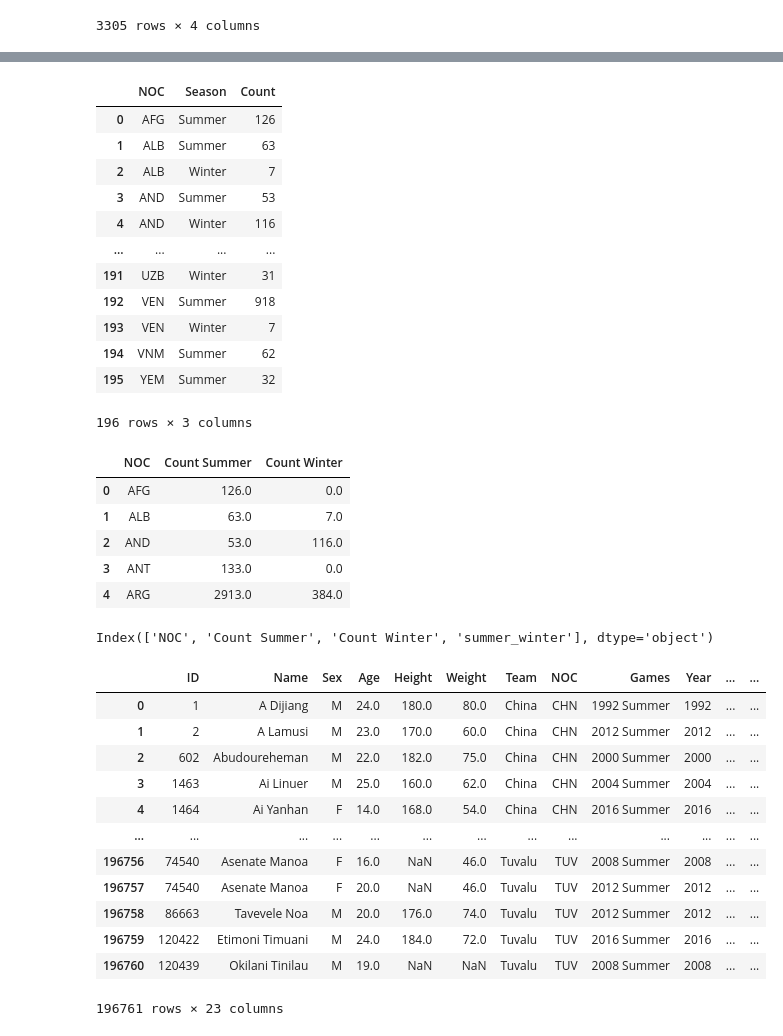
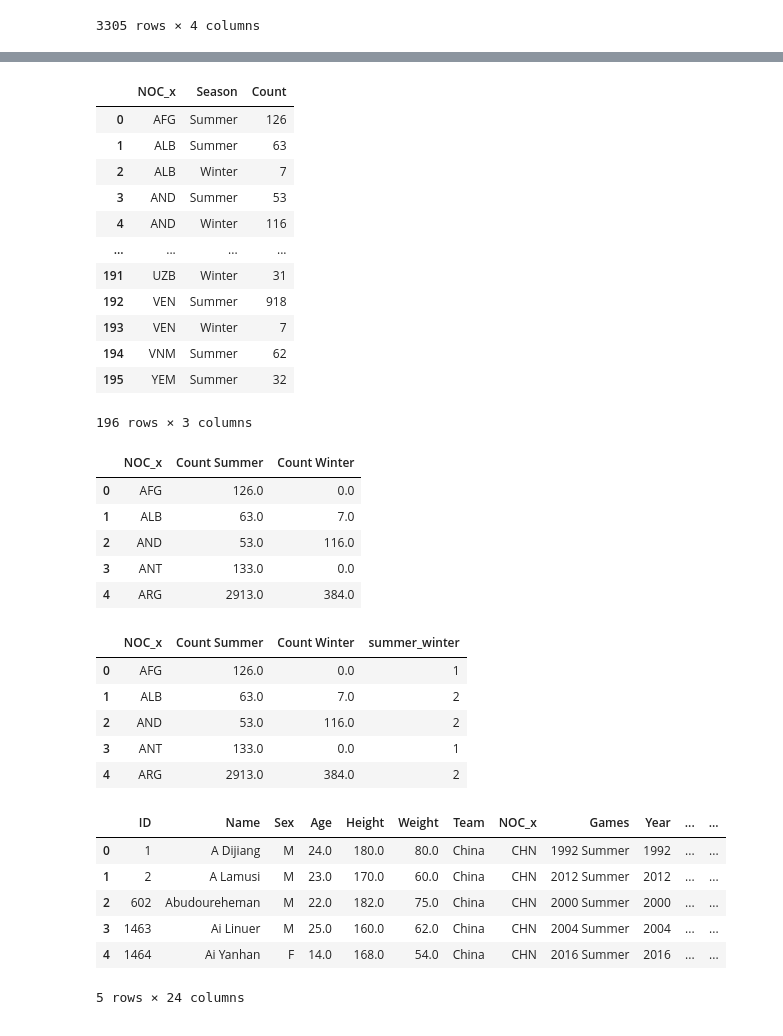
Before and after one commit to eugkik/Project1, a Jupyter notebook: BaseData.ipynb, the cells around one changed output, grey strips where cells are left out. Saved outputs shown, nothing was run; the diff lists cells and outputs as text; code cells hidden in the pictures.

```diff
--- a/BaseData.ipynb
+++ b/BaseData.ipynb
@@ -114,8 +115,8 @@ df_events_c
 # %%
-df_country_summ = df_events_b.groupby(["NOC","Season"]).size().reset_index(name="Count")
+df_country_summ = df_events_b.groupby(["NOC_x","Season"]).size().reset_index(name="Count")
 df_country_summ
 # %% [output]
-|  | NOC | Season | Count |
+|  | NOC_x | Season | Count |
 | 0 | AFG | Summer | 126 |
 | 1 | ALB | Summer | 63 |
 | 2 | ALB | Winter | 7 |
@@ -130,14 +131,14 @@ df_country_summ
 196 rows × 3 columns
 # %%
 ## Copy to main
-df_country_sum2 = df_country_summ.pivot(index=['NOC', 'Year'], columns='Season', values=['Count'])
+df_country_sum2 = df_country_summ.pivot(index=['NOC_x'], columns='Season', values=['Count'])
 df_country_sum2.replace(np.nan,0,inplace=True)
 df_country_sum2.reset_index(inplace=True)
 df_country_sum2.columns = [' '.join(col).strip() for col in df_country_sum2.columns.values]
 
 df_country_sum2.head()
 # %% [output]
-|  | NOC | Count Summer | Count Winter |
+|  | NOC_x | Count Summer | Count Winter |
 | 0 | AFG | 126.0 | 0.0 |
 | 1 | ALB | 63.0 | 7.0 |
 | 2 | AND | 53.0 | 116.0 |
@@ -156,28 +157,27 @@ df_country_sum2['summer_winter'] = np.select(conditions, choices, default=0)
 
 df_country_sum2.head()
 # %% [output]
-Index(['NOC', 'Count Summer', 'Count Winter', 'summer_winter'], dtype='object')
+|  | NOC_x | Count Summer | Count Winter | summer_winter |
+| 0 | AFG | 126.0 | 0.0 | 1 |
+| 1 | ALB | 63.0 | 7.0 | 2 |
+| 2 | AND | 53.0 | 116.0 | 2 |
+| 3 | ANT | 133.0 | 0.0 | 1 |
+| 4 | ARG | 2913.0 | 384.0 | 2 |
 # %%
 ## Add correction to main
 
-df_events_d = pd.merge(df_events_b, df_country_sum2, on=["NOC","Year"])
+df_events_d = pd.merge(df_events_b, df_country_sum2, on=["NOC_x"])
 df_events_d = df_events_d.loc[df_events_d['Year'] >= 1924]
 
 df_events_d.head()
 # %% [output]
-|  | ID | Name | Sex | Age | Height | Weight | Team | NOC | Games | Year | ... | ... |
+|  | ID | Name | Sex | Age | Height | Weight | Team | NOC_x | Games | Year | ... | ... |
 | 0 | 1 | A Dijiang | M | 24.0 | 180.0 | 80.0 | China | CHN | 1992 Summer | 1992 | ... | ... |
 | 1 | 2 | A Lamusi | M | 23.0 | 170.0 | 60.0 | China | CHN | 2012 Summer | 2012 | ... | ... |
 | 2 | 602 | Abudoureheman | M | 22.0 | 182.0 | 75.0 | China | CHN | 2000 Summer | 2000 | ... | ... |
 | 3 | 1463 | Ai Linuer | M | 25.0 | 160.0 | 62.0 | China | CHN | 2004 Summer | 2004 | ... | ... |
 | 4 | 1464 | Ai Yanhan | F | 14.0 | 168.0 | 54.0 | China | CHN | 2016 Summer | 2016 | ... | ... |
-| ... | ... | ... | ... | ... | ... | ... | ... | ... | ... | ... | ... | ... |
-| 196756 | 74540 | Asenate Manoa | F | 16.0 | NaN | 46.0 | Tuvalu | TUV | 2008 Summer | 2008 | ... | ... |
-| 196757 | 74540 | Asenate Manoa | F | 20.0 | NaN | 46.0 | Tuvalu | TUV | 2012 Summer | 2012 | ... | ... |
-| 196758 | 86663 | Tavevele Noa | M | 20.0 | 176.0 | 74.0 | Tuvalu | TUV | 2012 Summer | 2012 | ... | ... |
-| 196759 | 120422 | Etimoni Timuani | M | 24.0 | 184.0 | 72.0 | Tuvalu | TUV | 2016 Summer | 2016 | ... | ... |
-| 196760 | 120439 | Okilani Tinilau | M | 19.0 | NaN | NaN | Tuvalu | TUV | 2008 Summer | 2008 | ... | ... |
-196761 rows × 23 columns
+5 rows × 24 columns
 # %%
 # this is just countries that attended both olympics
 
```
Also changed, not shown: parts of 4 cells of this notebook.
